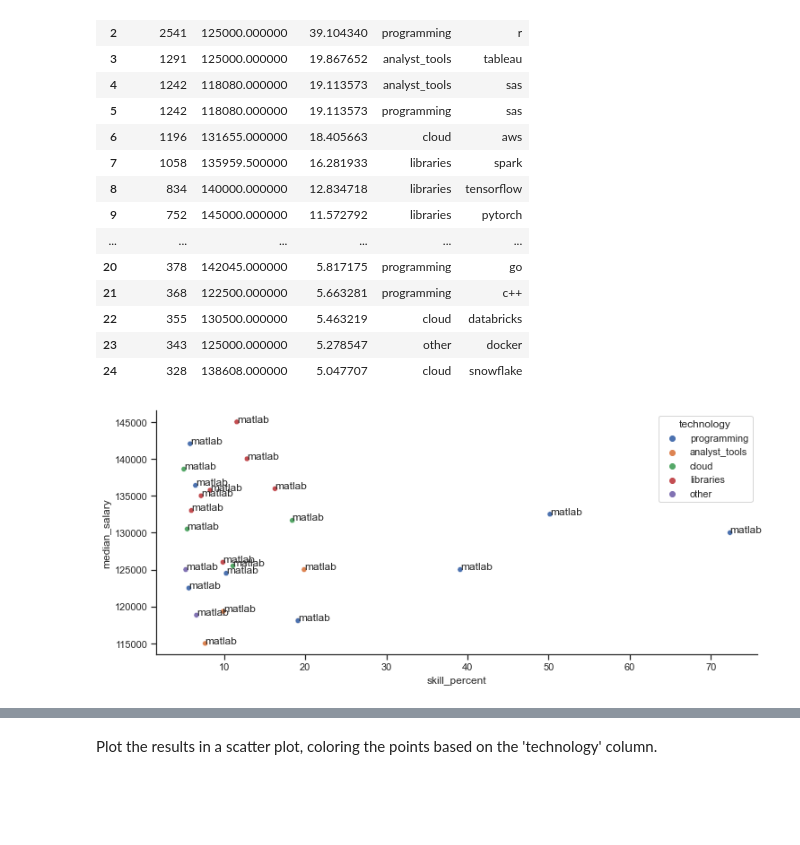
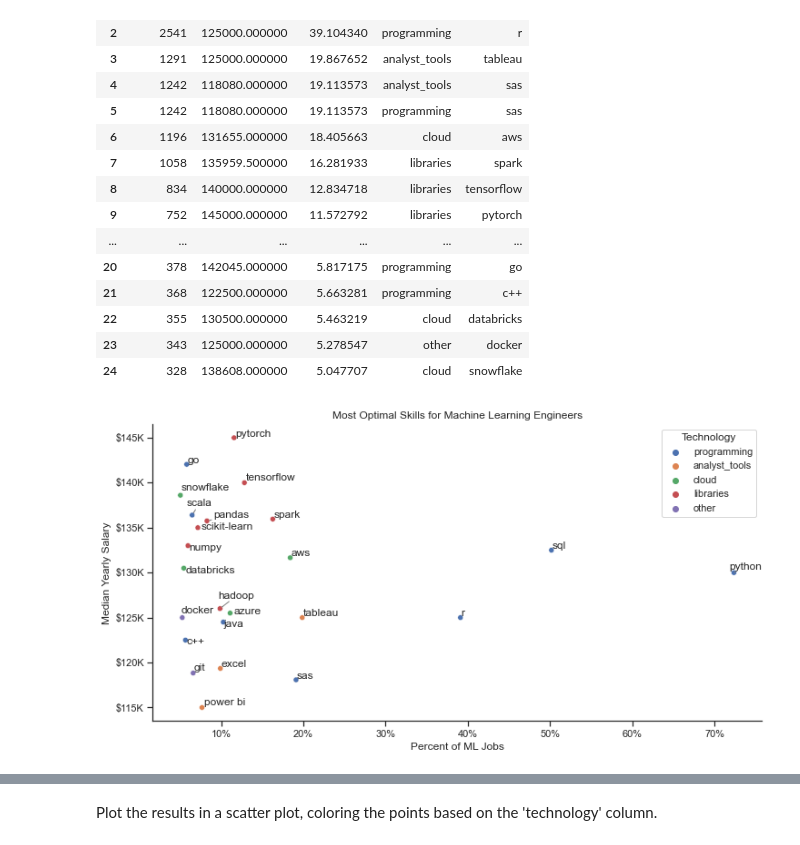
Before and after one commit to abu14/ML_Job_Landscape_Skills_Demand_Analysis-, a Jupyter notebook: Part-Five-Optimal-Skills-Analysis.ipynb, the cells around one changed output, grey strips where cells are left out. Saved outputs shown, nothing was run; the diff lists cells and outputs as text; code cells hidden in the pictures; blank space fills up the shorter version.

```diff
--- a/Part-Five-Optimal-Skills-Analysis.ipynb
+++ b/Part-Five-Optimal-Skills-Analysis.ipynb
@@ -340,22 +377,40 @@ df_ml_skills_tech_high_demand
 | 22 | 355 | 130500.000000 | 5.463219 | cloud | databricks |
 | 23 | 343 | 125000.000000 | 5.278547 | other | docker |
 | 24 | 328 | 138608.000000 | 5.047707 | cloud | snowflake |
-# %%
-plt.figure(figsize=(12, 5))
-sns.scatterplot(
-    data=df_ml_skills_tech_high_demand,
-    x='skill_percent',
-    y='median_salary',
-    hue='technology'
-)
-sns.despine()
-sns.set_theme(style='ticks')
-sns.despine()
-sns.set_theme(style='ticks')
-
-#Prepare texts for adjustment
-for i, text in enumerate(df_ml_skills_high_demand.index):
-    texts.append(plt.text(df_ml_skills_high_demand['skill_percent'].iloc[i], df_ml_skills_high_demand['median_salary'].iloc[i], txt))
-plt.show()
-# %% [output]
-[figure, removed]
+# %%
+# Scatterplot
+plt.figure(figsize=(12, 6))
+sns.scatterplot(
+    data=df_ml_skills_tech_high_demand,
+    x='skill_percent',
+    y='median_salary',
+    hue='technology'
+)
+
+sns.despine()
+sns.set_theme(style='ticks')
+
+# Prepare texts for adjustment
+texts = []  # Initialize an empty list for text objects
+for i, skill_name in enumerate(df_ml_skills_high_demand.index):
+    x = df_ml_skills_high_demand['skill_percent'].iloc[i]
+    y = df_ml_skills_high_demand['median_salary'].iloc[i]
+    texts.append(plt.text(x, y, skill_name))
+
+# Adjust text to avoid overlap
+adjust_text(texts, arrowprops=dict(arrowstyle='->', color='gray'))
+
+# Set axis labels, title, and legend
+plt.xlabel('Percent of ML Jobs')
+plt.ylabel('Median Yearly Salary')
+plt.title('Most Optimal Skills for Machine Learning Engineers')
+plt.legend(title='Technology')
+
+from matplotlib.ticker import PercentFormatter
+ax = plt.gca()
+ax.yaxis.set_major_formatter(plt.FuncFormatter(lambda y, pos: f'${int(y/1000)}K'))
+ax.xaxis.set_major_formatter(PercentFormatter(decimals=0))
+
+plt.show()
+# %% [output]
+[figure, added]
```
Also changed, not shown: parts of 7 cells of this notebook, 1 other file.
